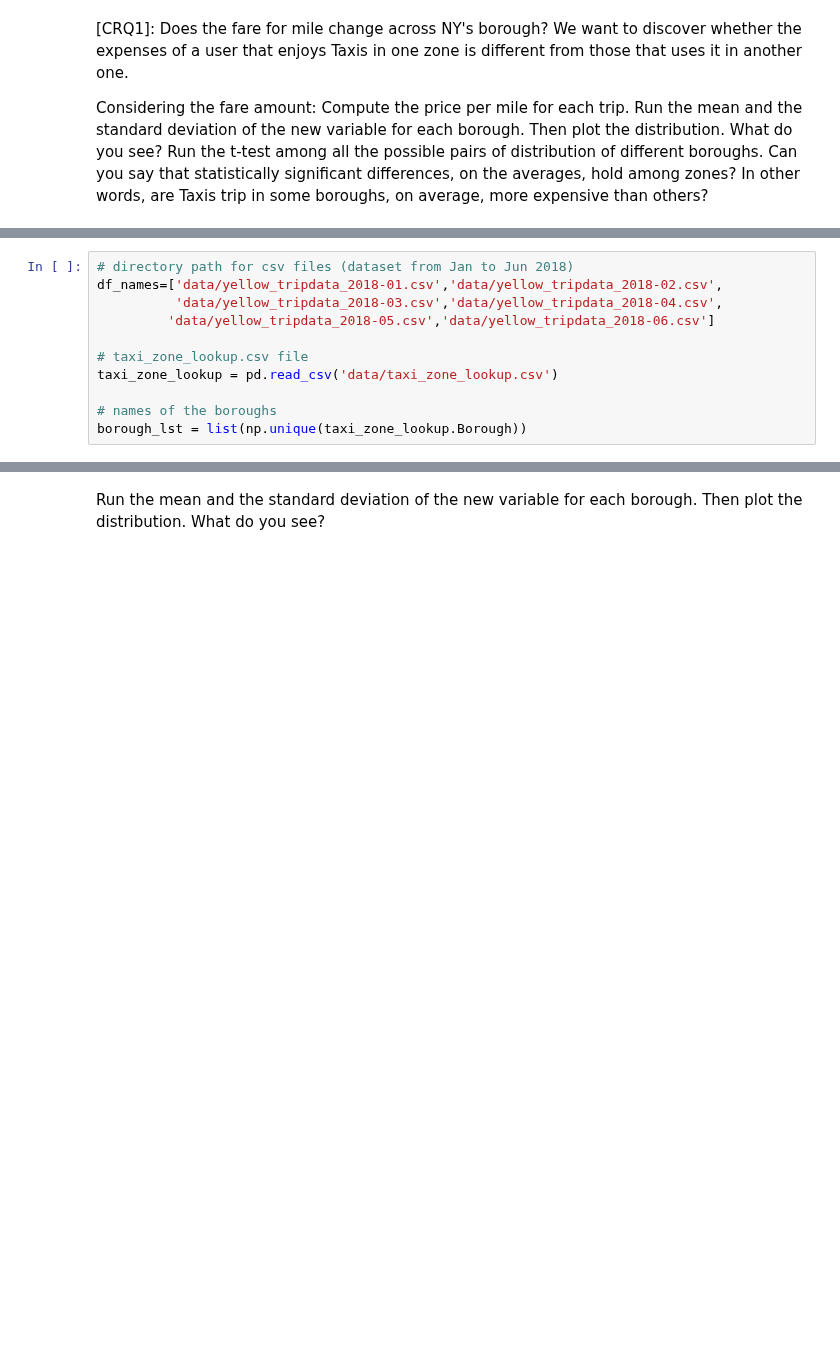
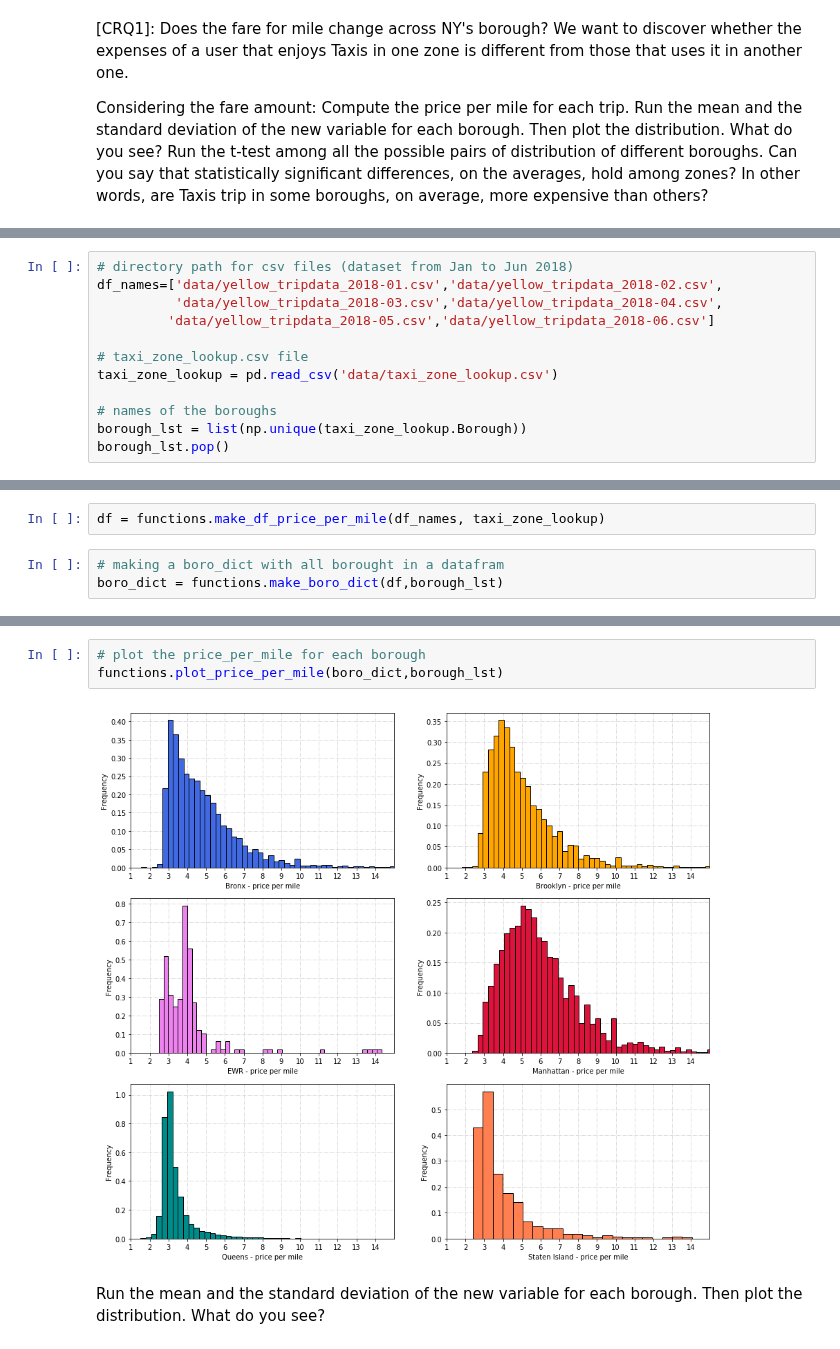
Before and after one commit to dusicastepic/ADMSecondHomework, a Jupyter notebook: CQ1.ipynb, the cells around one changed output, grey strips where cells are left out. Drawn from its saved outputs; the diff is of its cells as text; blank space fills up the shorter version.

```diff
--- a/CQ1.ipynb
+++ b/CQ1.ipynb
@@ -28,3 +28,4 @@ taxi_zone_lookup = pd.read_csv('data/taxi_zone_lookup.csv')
 
 # names of the boroughs
 borough_lst = list(np.unique(taxi_zone_lookup.Borough))
+borough_lst.pop()
@@ -54,0 +39,5 @@ res_df.head()
+# %%
+df = functions.make_df_price_per_mile(df_names, taxi_zone_lookup)
+# %%
+# making a boro_dict with all borought in a datafram
+boro_dict = functions.make_boro_dict(df,borough_lst)
@@ -55,2 +58,7 @@ res_df.head()
+# %%
+# plot the price_per_mile for each borough
+functions.plot_price_per_mile(boro_dict,borough_lst)
+# %% [output]
+[figure, added]
 # %% [markdown]
 Run the mean and the standard deviation of the new variable for each borough. Then plot the distribution. What do you see?
```
Also changed, not shown: parts of 20 cells of this notebook.
